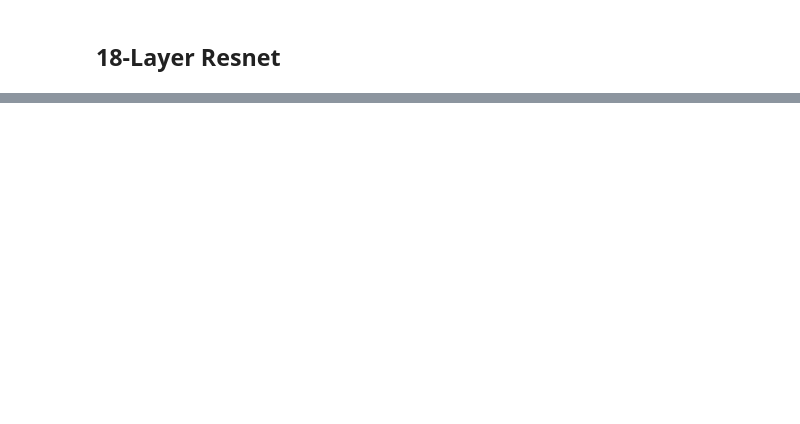
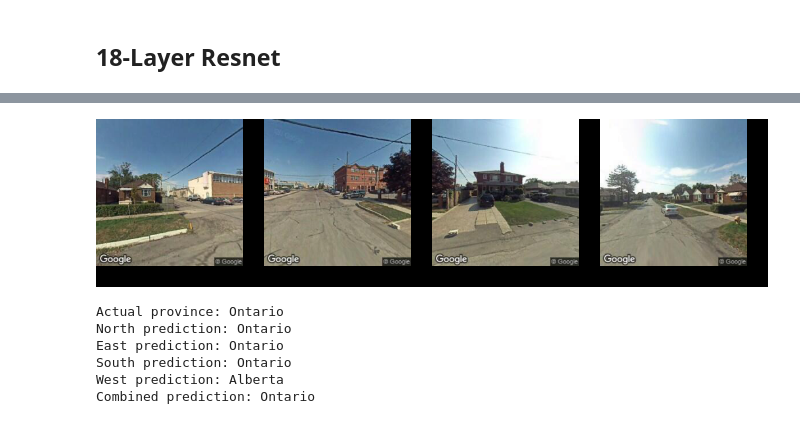
Before and after one commit to st-tran/CSC413-Project, a Jupyter notebook: CSC413_Project.ipynb, the cells around one changed output, grey strips where cells are left out. Drawn from its saved outputs; the diff is of its cells as text; code cells hidden in the pictures; blank space fills up the shorter version.

```diff
--- a/CSC413_Project.ipynb
+++ b/CSC413_Project.ipynb
@@ -310,0 +498,21 @@ def train(args, cnn=None):
+# %%
+visualize_example(images, 5, True)
+smax = pretrained.forward(images[5])
+comb = smax.mean(axis=0)
+preds = smax.argmax(axis=1)
+comb_preds = comb.argmax()
+real_labels = dict((v, k) for k, v in dataset.labels.items())
+print(f"Actual province: {real_labels[labels[5].item()]}")
+print(f"North prediction: {real_labels[preds[0].item()]}")
+print(f"East prediction: {real_labels[preds[1].item()]}")
+print(f"South prediction: {real_labels[preds[2].item()]}")
+print(f"West prediction: {real_labels[preds[3].item()]}")
+print(f"Combined prediction: {real_labels[comb_preds.item()]}")
+# %% [output]
+[figure, added]
+Actual province: Ontario
+North prediction: Ontario
+East prediction: Ontario
+South prediction: Ontario
+West prediction: Alberta
+Combined prediction: Ontario
```
Also changed, not shown: parts of 15 cells of this notebook.
